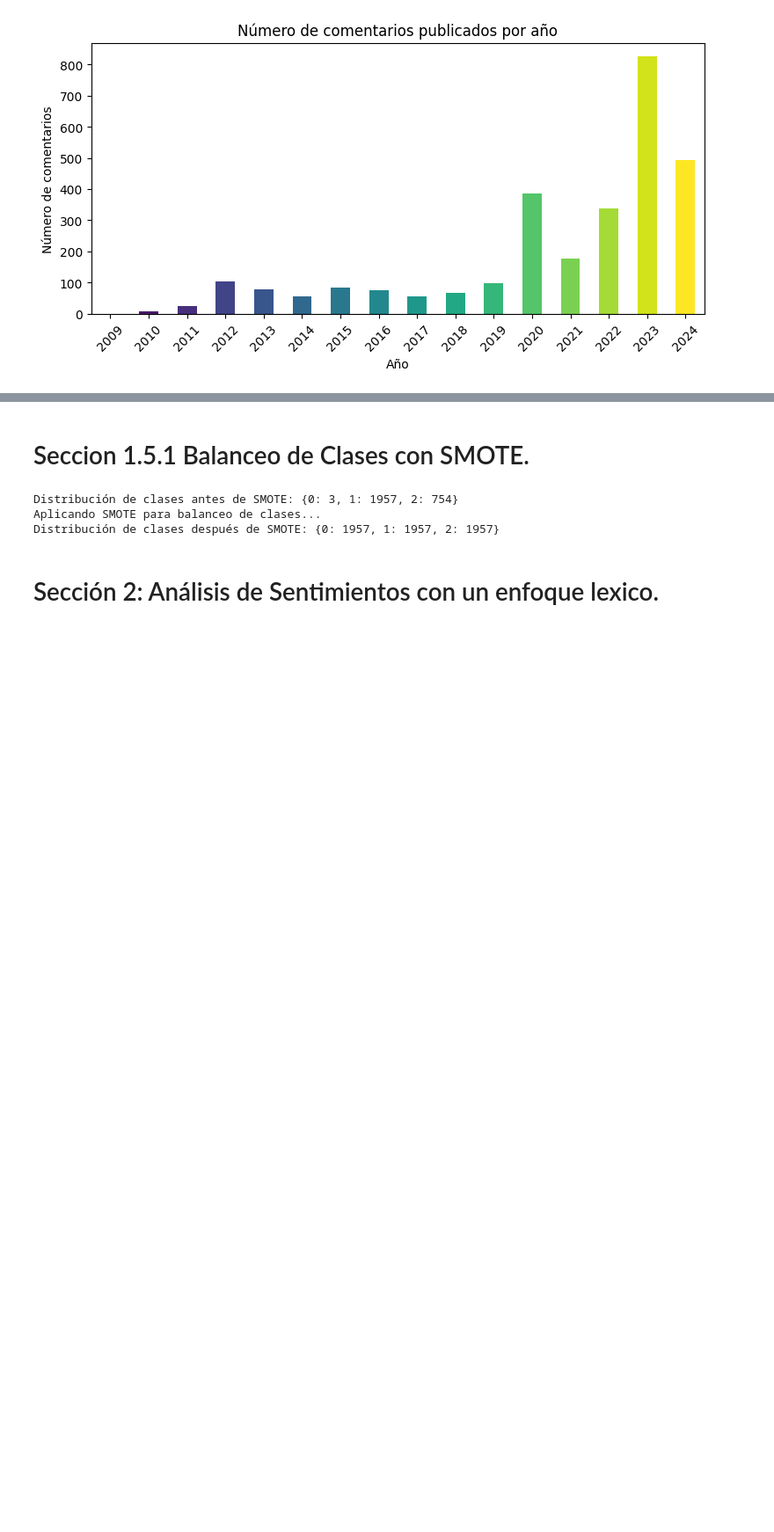
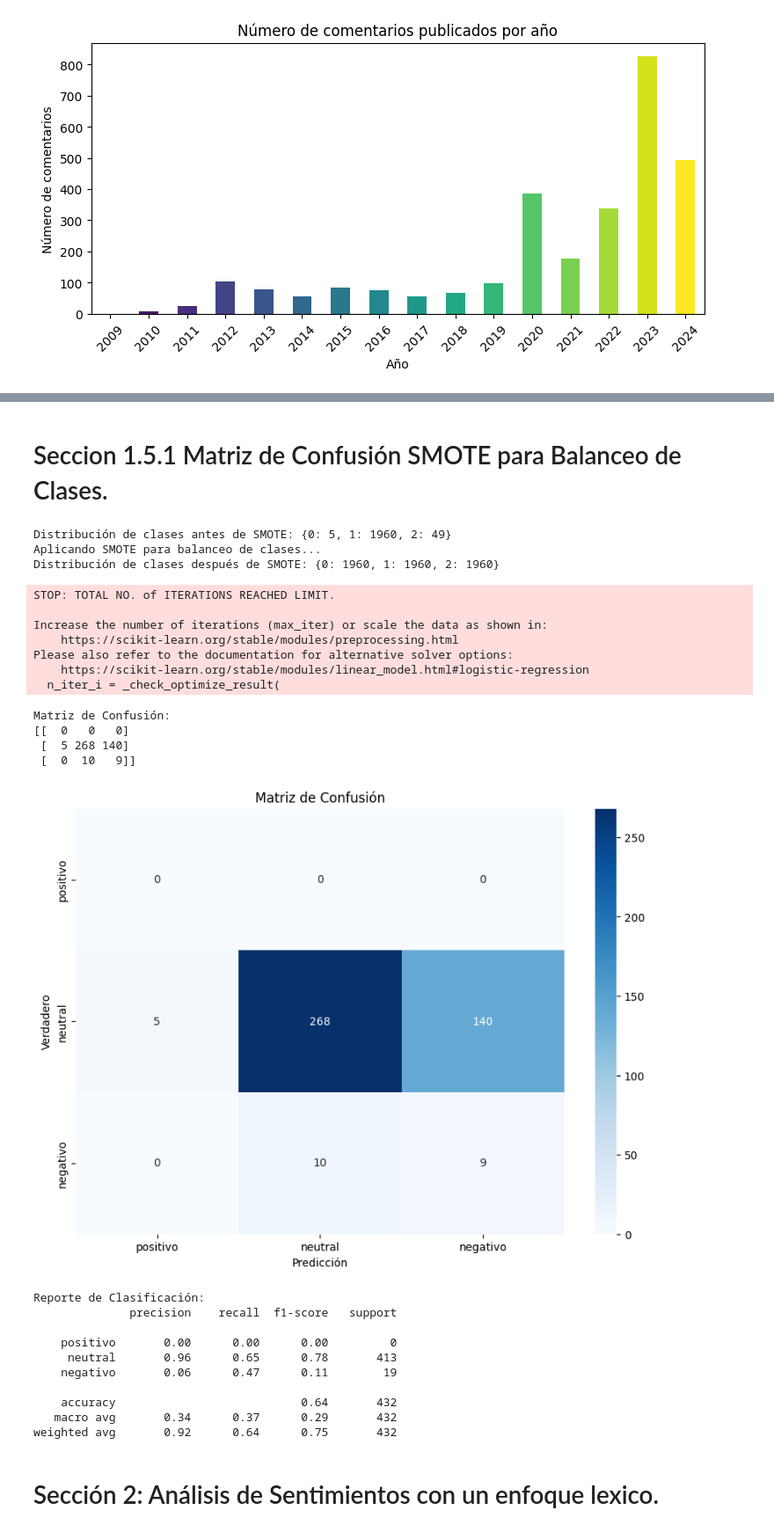
Before and after one commit to CarrenoErick19/Carreno_Navarrete_P.Integrador, a Jupyter notebook: JUPYTER NOTEBOOK/rnn_post_actualizado.ipynb, the cells around one changed output, grey strips where cells are left out. Shown: that part at 88% size. Saved outputs shown, nothing was run; the diff lists cells and outputs as text; code cells hidden in the pictures; blank space fills up the shorter version.

Commit message:
Revert "actualizar (distribucion de clases)"
This reverts commit deacb034b8a71cc91dbc250cae447ea4629942fe.

```diff
--- a/JUPYTER NOTEBOOK/rnn_post_actualizado.ipynb
+++ b/JUPYTER NOTEBOOK/rnn_post_actualizado.ipynb
@@ -305,26 +280,81 @@ Datos de prueba: (582, 100)
 # %% [markdown]
-# Seccion 1.5.1 Balanceo de Clases con SMOTE.
+# Seccion 1.5.1 Matriz de Confusión SMOTE para Balanceo de Clases.
 # %%
+# Sección 1.5.1: Matriz de Confusión y SMOTE para Balanceo de Clases
+import numpy as np
+import matplotlib.pyplot as plt
+import seaborn as sns
+from sklearn.metrics import confusion_matrix, classification_report
 from imblearn.over_sampling import SMOTE
+from sklearn.linear_model import LogisticRegression
 
-# Verificar la distribución de clases antes de SMOTE
+# Verificar la distribución de clases en el conjunto de entrenamiento
 unique, counts = np.unique(np.argmax(y_train, axis=1), return_counts=True)
-print(f"Distribución de clases antes de SMOTE: {dict(zip(unique, counts))}")
+class_distribution = dict(zip(unique, counts))
+print(f"Distribución de clases antes de SMOTE: {class_distribution}")
+
+# Determinar el número mínimo de muestras en las clases minoritarias
+min_samples = min(class_distribution.values())
 
 # Aplicar SMOTE al conjunto de datos de entrenamiento
 print("Aplicando SMOTE para balanceo de clases...")
-k_neighbors = min(5, min(counts) - 1)  # Asegurarse de que k_neighbors no sea mayor que el tamaño de la clase minoritaria
-smote = SMOTE(random_state=42, k_neighbors=k_neighbors)
+smote = SMOTE(sampling_strategy='auto', random_state=42, k_neighbors=min(min_samples-1, 5))
 X_train_smote, y_train_smote = smote.fit_resample(X_train, np.argmax(y_train, axis=1))
-y_train_smote = to_categorical(y_train_smote)
 
 # Verificar el balance de clases después de SMOTE
-unique, counts = np.unique(np.argmax(y_train_smote, axis=1), return_counts=True)
+unique, counts = np.unique(y_train_smote, return_counts=True)
 print(f"Distribución de clases después de SMOTE: {dict(zip(unique, counts))}")
+
+# Entrenar un modelo básico (Regresión Logística) para generar predicciones
+model_baseline = LogisticRegression(max_iter=1000, random_state=42)
+model_baseline.fit(X_train_smote, y_train_smote)
+
+# Generar predicciones en el conjunto de prueba
+y_pred = model_baseline.predict(X_test)
+
+# Crear matriz de confusión
+cm = confusion_matrix(np.argmax(y_test, axis=1), y_pred)
+print("Matriz de Confusión:")
+print(cm)
+
+# Visualizar la matriz de confusión
+plt.figure(figsize=(10, 7))
+sns.heatmap(cm, annot=True, fmt='d', cmap='Blues', xticklabels=sentimiento_mapping.keys(), yticklabels=sentimiento_mapping.keys())
+plt.title('Matriz de Confusión')
+plt.xlabel('Predicción')
+plt.ylabel('Verdadero')
+plt.show()
+
+# Generar reporte de clasificación
+report = classification_report(np.argmax(y_test, axis=1), y_pred, target_names=sentimiento_mapping.keys())
+print("Reporte de Clasificación:")
+print(report)
 # %% [output]
-Distribución de clases antes de SMOTE: {0: 3, 1: 1957, 2: 754}
+Distribución de clases antes de SMOTE: {0: 5, 1: 1960, 2: 49}
 Aplicando SMOTE para balanceo de clases...
-Distribución de clases después de SMOTE: {0: 1957, 1: 1957, 2: 1957}
+Distribución de clases después de SMOTE: {0: 1960, 1: 1960, 2: 1960}
+STOP: TOTAL NO. of ITERATIONS REACHED LIMIT.
+
+Increase the number of iterations (max_iter) or scale the data as shown in:
+    https://scikit-learn.org/stable/modules/preprocessing.html
+Please also refer to the documentation for alternative solver options:
+    https://scikit-learn.org/stable/modules/linear_model.html#logistic-regression
+  n_iter_i = _check_optimize_result(
+Matriz de Confusión:
+[[  0   0   0]
+ [  5 268 140]
+ [  0  10   9]]
+[figure, added]
+Reporte de Clasificación:
+              precision    recall  f1-score   support
+
+    positivo       0.00      0.00      0.00         0
+     neutral       0.96      0.65      0.78       413
+    negativo       0.06      0.47      0.11        19
+
+    accuracy                           0.64       432
+   macro avg       0.34      0.37      0.29       432
+weighted avg       0.92      0.64      0.75       432
 # %% [markdown]
 # Sección 2: Análisis de Sentimientos con un enfoque lexico.
 # %%
```
Also changed, not shown: parts of 5 cells of this notebook, 1 other file.
